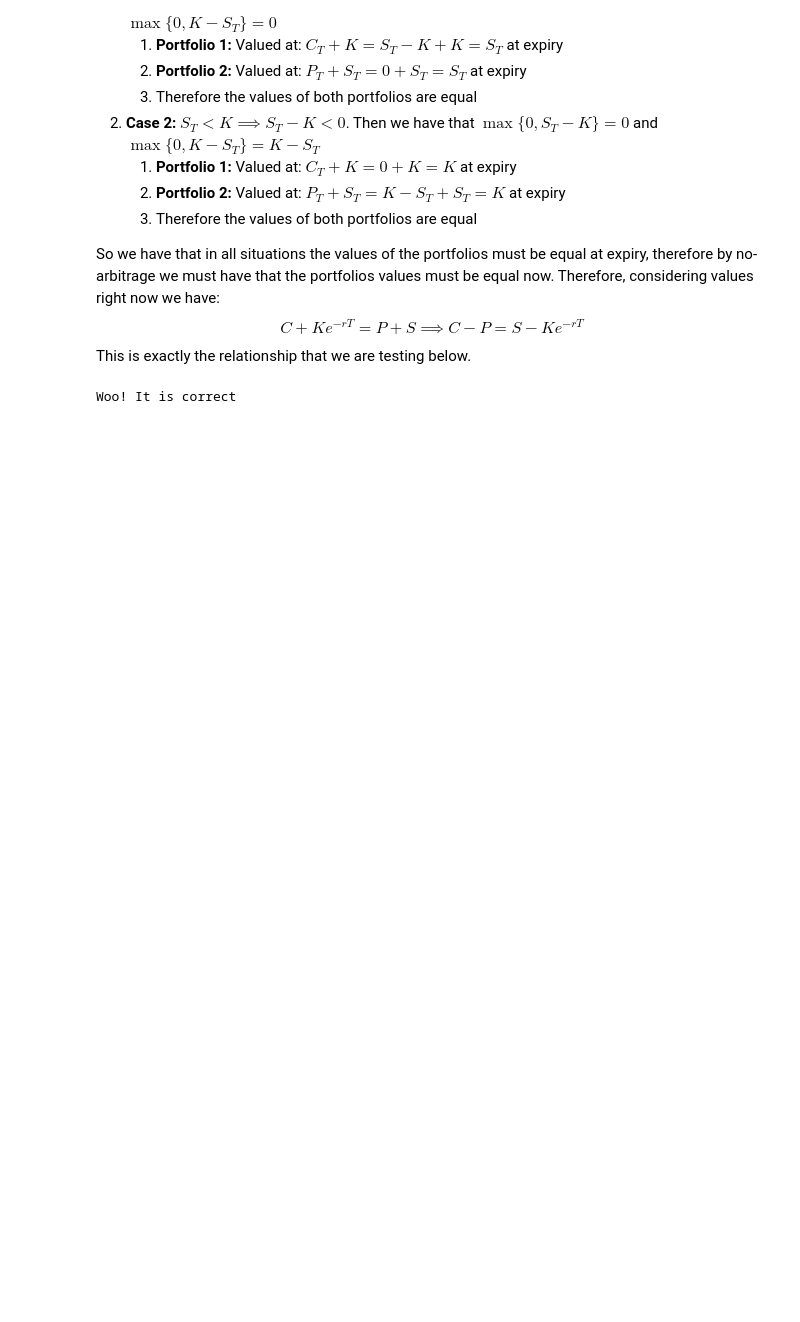
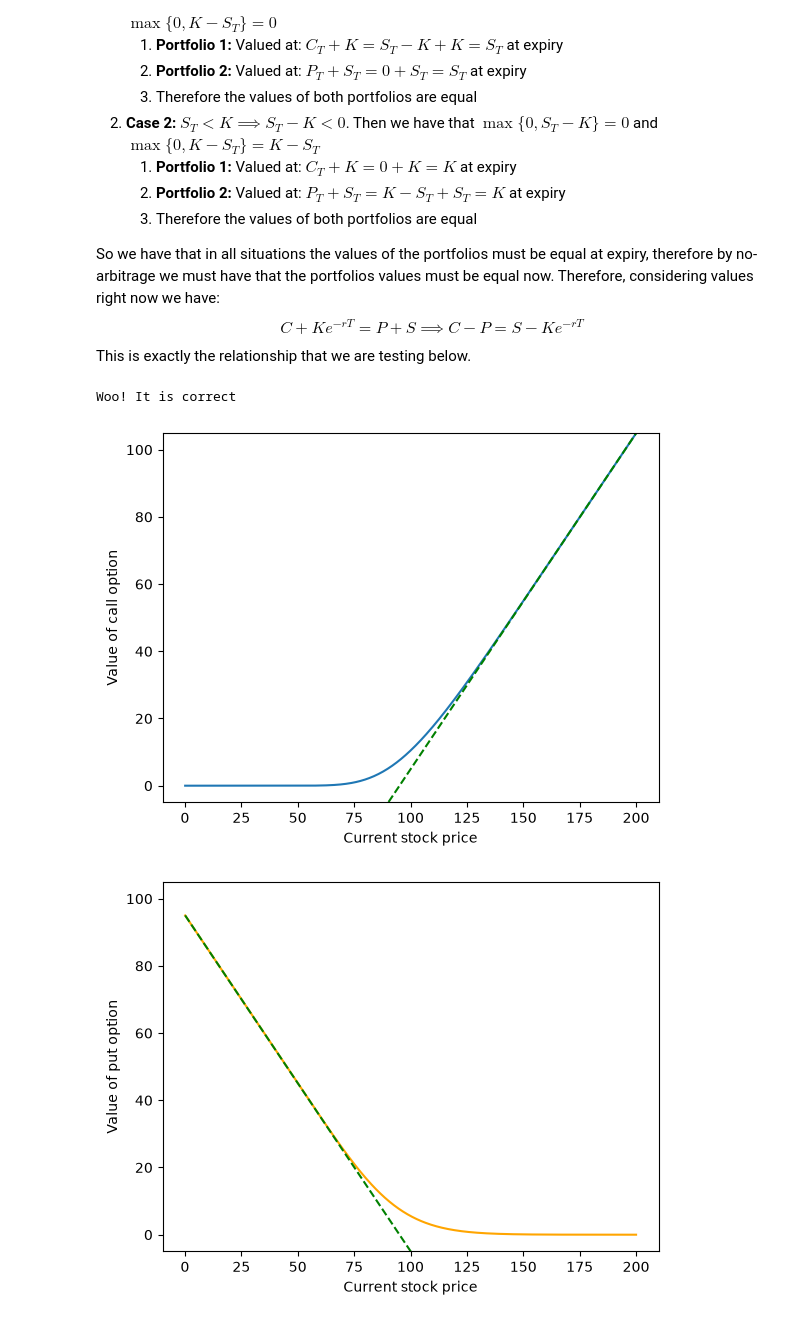
Before and after one commit to Enthus3d/options-pricing, a Jupyter notebook: notebooks/analytical_pricer.ipynb, the cells around one changed output. Cells and saved outputs as stored; diff of their text form; code cells hidden in the pictures; blank space fills up the shorter version.

Commit message:
Added S against P and C plot

```diff
--- a/notebooks/analytical_pricer.ipynb
+++ b/notebooks/analytical_pricer.ipynb
@@ -60,3 +63,31 @@ if indicator == 0:
     print("Woo! It is correct")
 # %% [output]
 Woo! It is correct
+# %%
+## Inputs for the price vs the spot price S graph ##
+
+K = 100
+T = 1.0
+r = 0.05
+sigma = 0.20
+# %%
+S_values = np.linspace(0.1,200,500)
+
+plt.figure()
+plt.plot(S_values, bs_call(S_values, K, T, r, sigma))
+plt.plot(S_values , S_values-(K*(np.e**(-r*T))), "g", linestyle='--')
+plt.xlabel("Current stock price")
+plt.ylabel("Value of call option")
+plt.ylim(-5,105)
+plt.show()
+
+plt.figure()
+plt.plot(S_values, bs_put(S_values, K, T, r, sigma), color = 'orange')
+plt.plot(S_values , (K*(np.e**(-r*T)))-S_values, "g", linestyle='--')
+plt.xlabel("Current stock price")
+plt.ylabel("Value of put option")
+plt.ylim(-5,105)
+plt.show()
+# %% [output]
+[figure, added]
+[figure, added]
```
Also changed, not shown: parts of 2 cells of this notebook.
